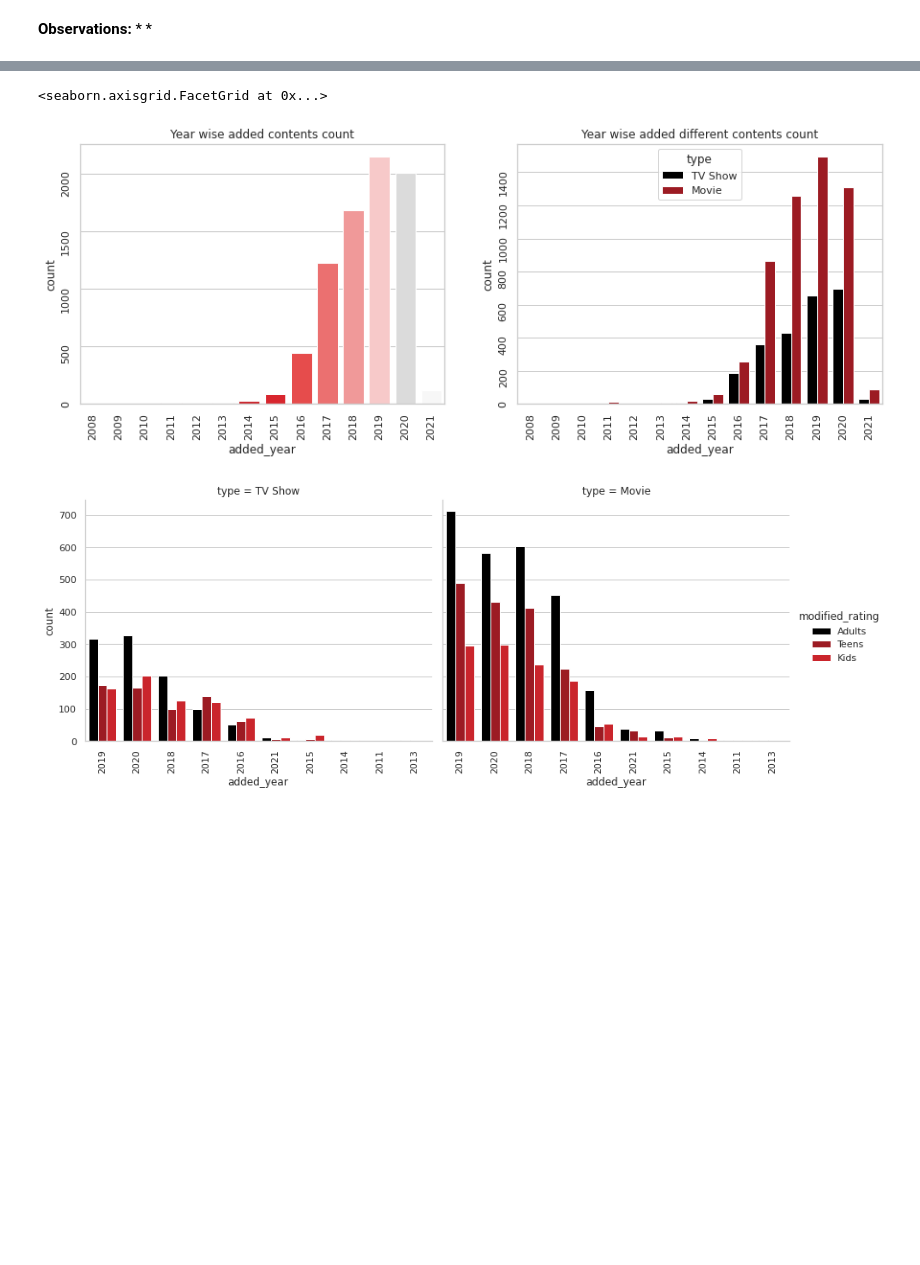
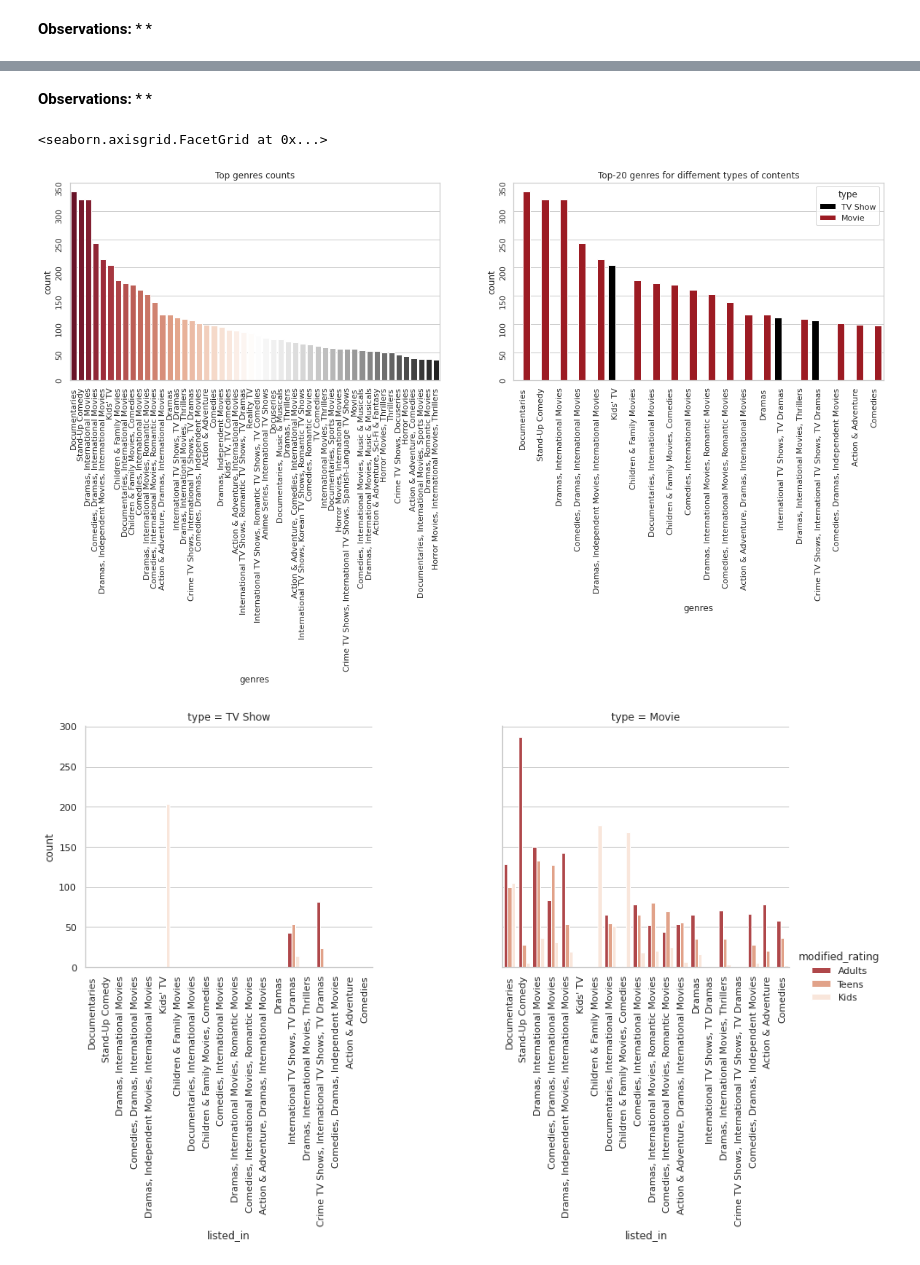
Before and after one commit to HariTarz/Netflix_Movies_And_TV_Shows_Clustering, a Jupyter notebook: Netflix_Movies_And_TV_Shows_Clustering.ipynb, the cells around one changed output, grey strips where cells are left out. Cells and saved outputs as stored; diff of their text form; code cells hidden in the pictures; blank space fills up the shorter version.

Commit message:
Netflix_Movies_And_TV_Shows_Clustering_third_commit_with_Data_Cleaning_EDA_Analysis

```diff
--- a/Netflix_Movies_And_TV_Shows_Clustering.ipynb
+++ b/Netflix_Movies_And_TV_Shows_Clustering.ipynb
@@ -55,8 +55,8 @@ warnings.simplefilter('ignore')
 %matplotlib inline
 # %%
 colors= ['#000000', '#320510', '#720510', '#b20510', '#c20510', '#d50913','#e50913','#f50913', '#ff3333', '#ff5b5b', '#ff8a8a', '#ffc1c1' ,'#dbdbdb', '#f7f7f7']
-nf_c_palette= sns.color_palette(colors, as_cmap=True)
-sns.set_theme(style='whitegrid', palette= nf_c_palette)
+# nf_c_palette= sns.color_palette(colors, as_cmap=True)
+sns.set_theme(style='whitegrid', palette= sns.color_palette("RdGy"))
 # %% [markdown]
 ## Data Summary
 # %%
@@ -318,0 +398,4 @@ nf_df['added_year']= nf_df.date_added.dt.year
+# %%
+# Extracting the added day of week from the added date
+nf_df['added_week_day']= nf_df.date_added.dt.dayofweek
+week_days= ['Monday', 'Tuesday', 'Wednesday', 'Thursday', 'Friday', 'Saturday', 'Sunday']
@@ -319,17 +529,21 @@ nf_df['added_year']= nf_df.date_added.dt.year
+# %% [markdown]
+**Observations:**
+*
+*
 # %%
-# Plotting added year for different available contents.
-fig, ax = plt.subplots(1,2, figsize=(15,5))
-sns.countplot(nf_df.date_added.dt.year, ax= ax[0])
+# Plotting different genres.
+fig, ax = plt.subplots(1,2, figsize=(20,5))
+sns.countplot(x='listed_in', data= nf_df, order= nf_df.listed_in.value_counts().index[:50], ax= ax[0], palette= 'RdGy')
 ax[0].tick_params(rotation=90)
-ax[0].set_title('Year wise added contents count')
-ax[0].set_xlabel('added_year')
-sns.countplot(nf_df.date_added.dt.year, hue=nf_df.type, palette= [colors[0], colors[3]], ax= ax[1])
+ax[0].set_title('Top genres counts')
+ax[0].set_xlabel('genres')
+sns.countplot(x= 'listed_in', hue='type', data= nf_df, order= nf_df.listed_in.value_counts().index[:20], palette= [colors[0], colors[3]], ax= ax[1])
 ax[1].tick_params(rotation=90)
-ax[1].set_title('Year wise added different contents count')
-ax[1].set_xlabel('added_year')
-p = sns.catplot(x='added_year', hue='modified_rating', col='type', data=nf_df, kind='count',order= nf_df.added_year.value_counts().index[:10], palette= [colors[0], colors[3], colors[6]], aspect= 1.25)
+ax[1].set_title('Top-20 genres for differnent types of contents')
+ax[1].set_xlabel('genres')
+p = sns.catplot(kind='count', x='listed_in', hue='modified_rating', col='type', data=nf_df, order= nf_df.listed_in.value_counts().index[:20], aspect= 1.25)
 p.set_xticklabels(rotation=90)
 # %% [output]
 <seaborn.axisgrid.FacetGrid at 0x...>
-[figure, old version]
+[figure, new version]
-[figure, old version]
+[figure, new version]
```
Also changed, not shown: parts of 26 cells of this notebook.
